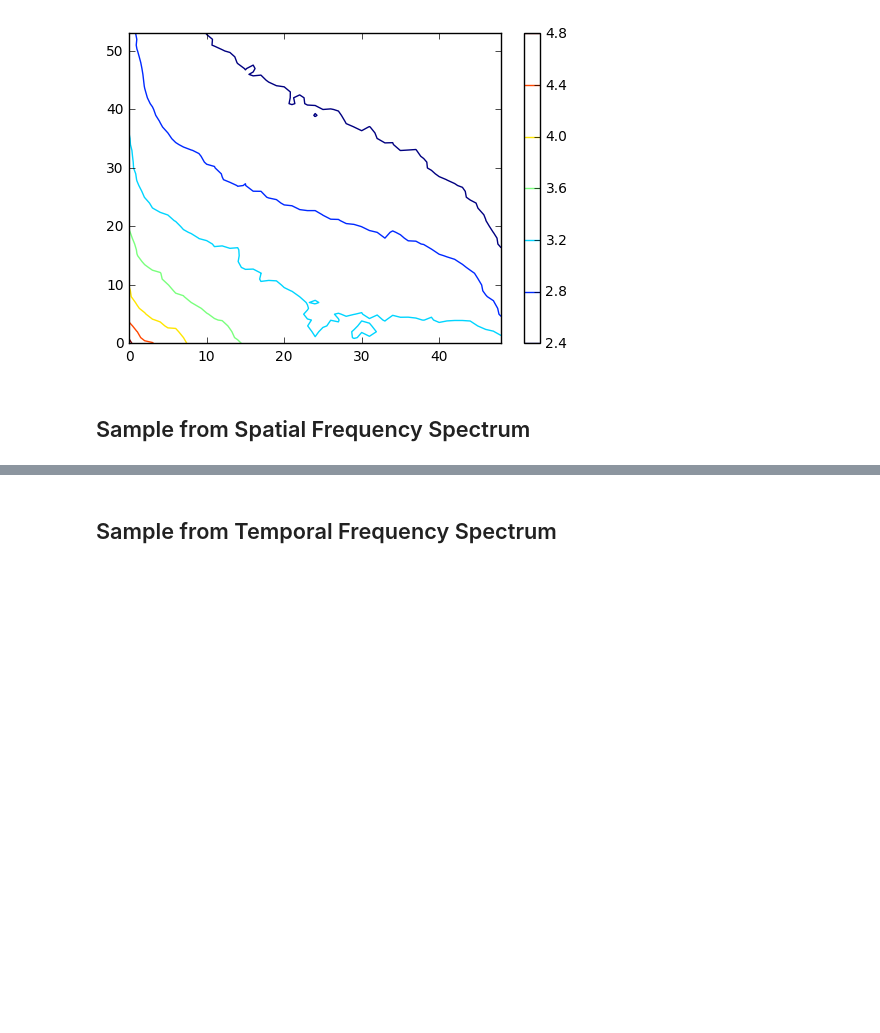
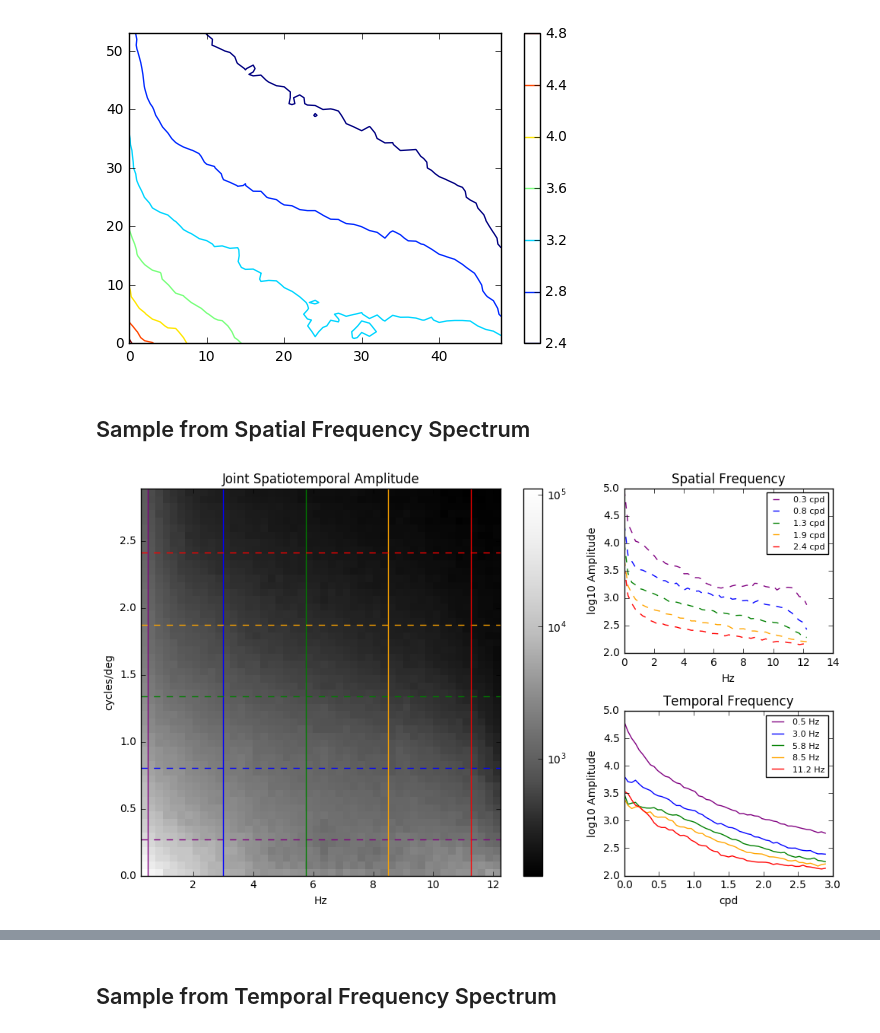
Before and after one commit to vdutell/naturalscenestatistics, a Jupyter notebook: naturalscenestats.ipynb, the cells around one changed output, grey strips where cells are left out. Saved outputs shown, nothing was run; the diff lists cells and outputs as text; code cells hidden in the pictures; blank space fills up the shorter version.

```diff
--- a/naturalscenestats.ipynb
+++ b/naturalscenestats.ipynb
@@ -525,4 +526,75 @@ plt.colorbar()
 [figure]
 # %% [markdown]
 ## Sample from Spatial Frequency Spectrum
+# %%
+import matplotlib.gridspec as gsp
+
+nsamples = 5
+
+spacemin = 5
+spacemax = 45
+timemin = 2
+timemax = 45
+
+#colors for lines
+spacesamplefqs = np.linspace(spacemin,spacemax,nsamples).astype(int)
+timesamplefqs = np.linspace(timemin,timemax,nsamples).astype(int)
+
+spacecolors = np.array(['red', 'orange', 'green', 'blue', 'purple'])[::-1]
+timecolors = np.array(['red', 'orange', 'green', 'blue', 'purple'])[::-1]
+
+#make a grid
+fig = plt.figure(figsize=(10,6))
+full_grid = gsp.GridSpec(2,3)
+#layout of subplots
+grid_hm = gsp.GridSpecFromSubplotSpec(1,1,subplot_spec=full_grid[0:2,0:2])
+grid_time = gsp.GridSpecFromSubplotSpec(1,1,subplot_spec=full_grid[0,2])
+grid_space = gsp.GridSpecFromSubplotSpec(1,1,subplot_spec=full_grid[1,2])
+
+#heatmap
+axes_hm = plt.subplot(grid_hm[0])
+hm = axes_hm.pcolormesh(fqtime[1:], fqspace1d, np.abs(azmchunk.T[:,1:]),
+              norm=mpl.colors.LogNorm(vmin=np.abs(azmchunk.T[1:,1:]).min(),
+                                      vmax=np.abs(azmchunk.T[:,1:]).max()),
+                  cmap='Greys_r')
+axes_hm.set_xlim(fqtime[1],np.max(fqtime))
+axes_hm.set_ylim(0,np.max(fqspace1d[1:]))
+axes_hm.set_title('Joint Spatiotemporal Amplitude')
+axes_hm.set_xlabel('Hz')
+axes_hm.set_ylabel('cycles/deg')
+#add lines
+for s in range(nsamples):
+    #lines in time
+    axes_hm.axvline(fqtime[timesamplefqs[s]],c=timecolors[s],ls='-')
+    #lines in space
+    axes_hm.axhline(fqspace1d[spacesamplefqs[s]],c=spacecolors[s],ls='--')
+plt.colorbar(hm)
+
+
+#timeplot
+axes_time = plt.subplot(grid_time[0])
+for i, sf in enumerate(spacesamplefqs):
+    axes_time.plot(fqtime, np.log10(np.abs(azmchunk.T))[sf,:],'--',
+                   label='{0:0.1f} cpd'.format(fqspace1d[sf]),
+                   c=spacecolors[i])
+axes_time.set_title('Spatial Frequency')
+axes_time.set_xlabel('Hz')
+axes_time.set_ylabel('log10 Amplitude')
+axes_time.legend(fontsize=8)
+
+#spaceplot
+axes_space = plt.subplot(grid_space[0])
+for i, sf in enumerate(timesamplefqs):
+    axes_space.plot(fqspace1d, np.log10(np.abs(azmchunk.T))[:,sf],
+                    label='{0:0.1f} Hz'.format(fqtime[sf]),
+                    c=timecolors[i])
+axes_space.set_title('Temporal Frequency')
+axes_space.set_xlabel('cpd')
+axes_space.set_ylabel('log10 Amplitude')
+axes_space.legend(fontsize=8)
+
+
+plt.tight_layout()
+# %% [output]
+[figure, added]
 # %%
```
Also changed, not shown: parts of 3 cells of this notebook.
